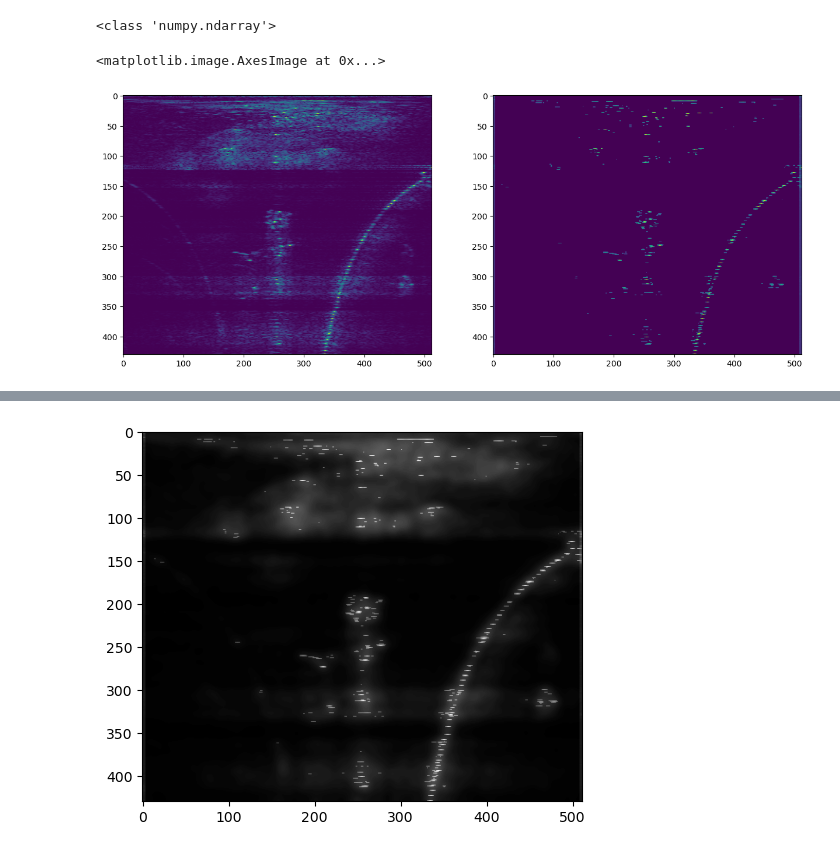
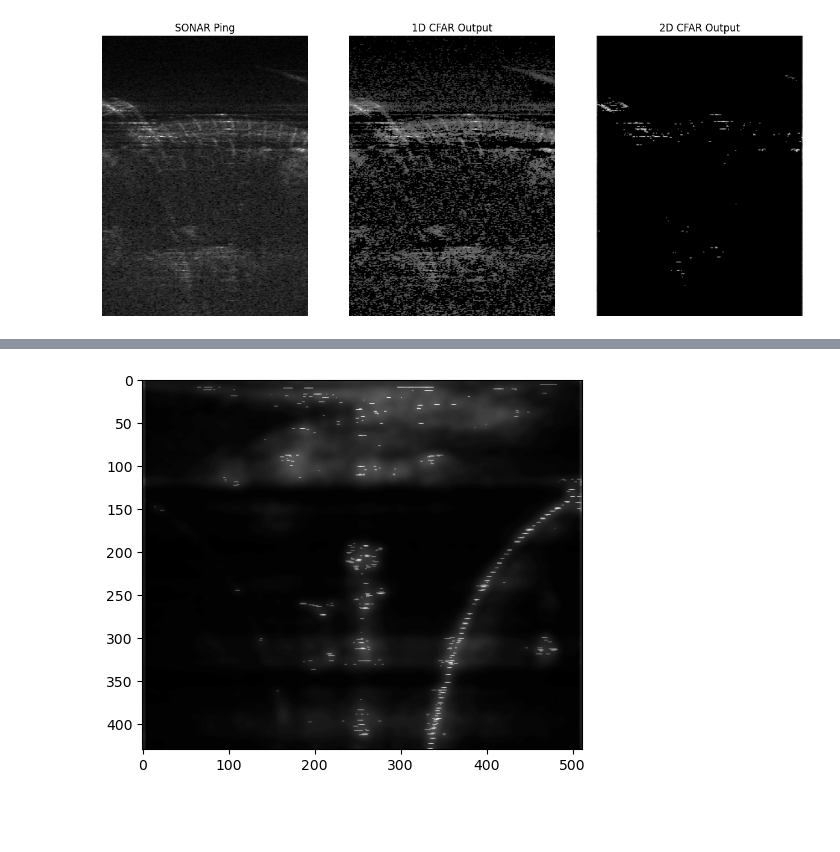
Before and after one commit to SAAB-NTU/cfar_cpp, a Jupyter notebook: Analysis/thresholding.ipynb, the cells around one changed output, grey strips where cells are left out. Saved outputs shown, nothing was run; the diff lists cells and outputs as text; code cells hidden in the pictures; blank space fills up the shorter version.

```diff
--- a/Analysis/thresholding.ipynb
+++ b/Analysis/thresholding.ipynb
@@ -2,22 +2,32 @@
 import cv2 as cv
 import numpy as np
 import matplotlib.pyplot as plt
-# %%
-path = "/home/trgknng/ros2_ws/src/cfar_cpp/Analysis/19feb_cfar_output_img/"
-ping_img_path = path + "image_0809_0.png"
-cfar_img_path = path + "image_0810_1.png"
-
-ping_img = cv.imread(ping_img_path, cv.IMREAD_GRAYSCALE)
-cfar_img = cv.imread(cfar_img_path, cv.IMREAD_GRAYSCALE)
-
-print(type(cfar_img))
-# %% [output]
-<class 'numpy.ndarray'>
-# %%
-fig, axes = plt.subplots(1,2, figsize = (15,10))
-axes[0].imshow(ping_img)
-axes[1].imshow(cfar_img)
-# %% [output]
-<matplotlib.image.AxesImage at 0x...>
-[figure, removed]
+# %%
+ping_img = cv.imread("../original.png", cv.IMREAD_GRAYSCALE)
+cfar1d_img = cv.imread("../cfar1d.png", cv.IMREAD_GRAYSCALE)
+cfar2d_img = cv.imread("../cfar2d.png", cv.IMREAD_GRAYSCALE)
+# %%
+top, bottom, left, right = 30, 70, 5, 5
+trimmed_ping_img = ping_img[top:-bottom, left:-right]
+trimmed_cfar1d_img = cfar1d_img[top:-bottom, left:-right]
+trimmed_cfar2d_img = cfar2d_img[top:-bottom, left:-right]
+
+# ret, threshold_cfar1d_img = cv.threshold(trimmed_cfar1d_img, 127, 255, cv.THRESH_BINARY)
+# ret, threshold_cfar2d_img = cv.threshold(trimmed_cfar2d_img, 127, 255, cv.THRESH_BINARY)
+
+
+fig, axes = plt.subplots(1,3, figsize = (15,10))
+axes[0].set_title("SONAR Ping")
+axes[0].imshow(trimmed_ping_img, cmap = "gray")
+axes[0].axis('off')
+axes[1].set_title("1D CFAR Output")
+axes[1].imshow(trimmed_cfar1d_img, cmap = "gray")
+axes[1].axis('off')
+axes[2].set_title("2D CFAR Output")
+axes[2].imshow(trimmed_cfar2d_img, cmap = "gray")
+axes[2].axis('off')
+
+fig.savefig("detection_fig.png", bbox_inches="tight")
+# %% [output]
+[figure, added]
 # %%
```
Also changed, not shown: parts of 8 cells of this notebook, 11 other files.
